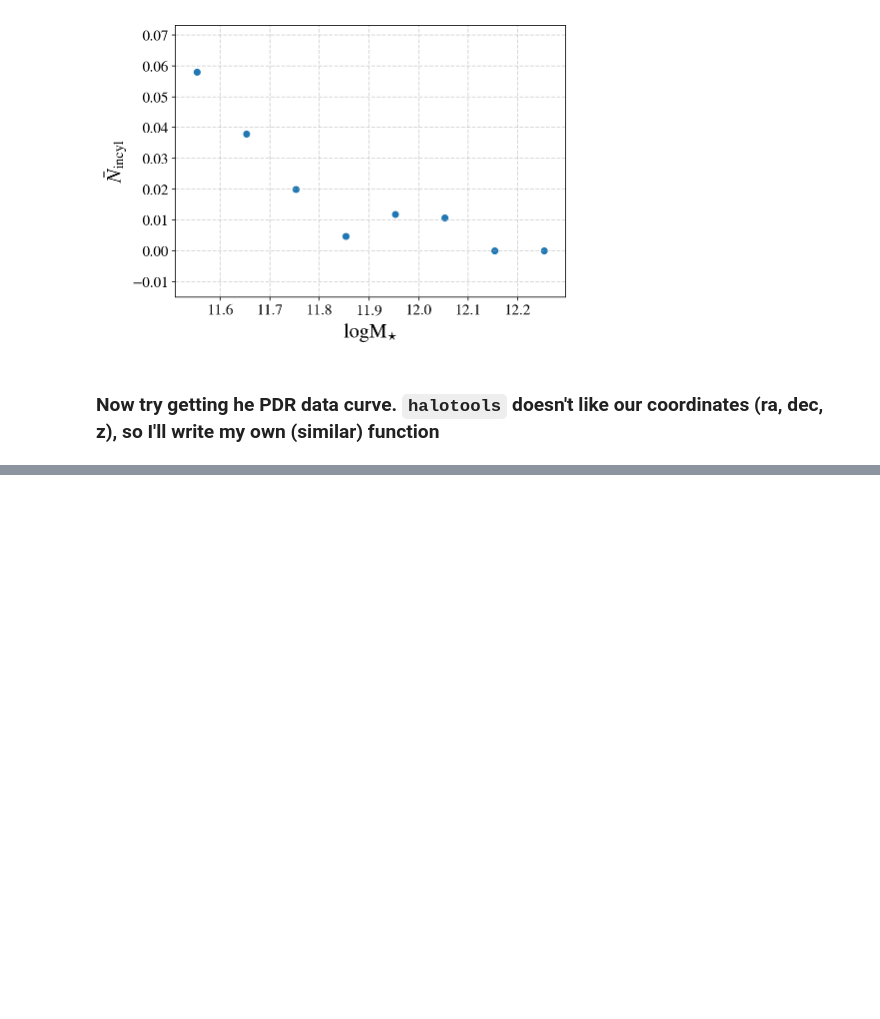
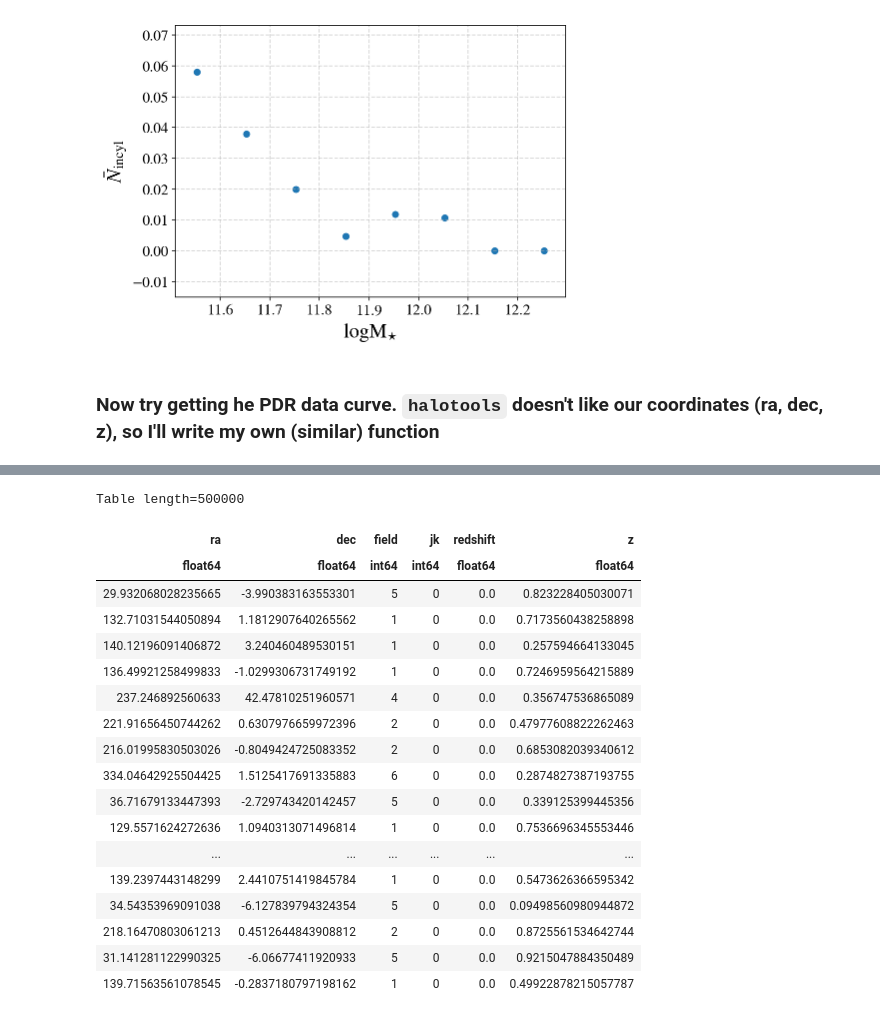
Before and after one commit to gsallabe/thesis_satellite_fraction, a Jupyter notebook: notebooks/CiC_satellite_analysis.ipynb, the cells around one changed output, grey strips where cells are left out. Drawn from its saved outputs; the diff is of its cells as text; code cells hidden in the pictures; blank space fills up the shorter version.

```diff
--- a/notebooks/CiC_satellite_analysis.ipynb
+++ b/notebooks/CiC_satellite_analysis.ipynb
@@ -635,0 +693,27 @@ ax1.scatter(mass_center_true, means)
+# %%
+# path to the data file
+random_file = data_pth +'s16a_random_500k.npy'
+
+# read in the array and make a table
+randoms = Table(np.load(random_file))
+randoms
+# %% [output]
+Table length=500000
+| ra | dec | field | jk | redshift | z |
+| float64 | float64 | int64 | int64 | float64 | float64 |
+| 29.932068028235665 | -3.990383163553301 | 5 | 0 | 0.0 | 0.823228405030071 |
+| 132.71031544050894 | 1.1812907640265562 | 1 | 0 | 0.0 | 0.7173560438258898 |
+| 140.12196091406872 | 3.240460489530151 | 1 | 0 | 0.0 | 0.257594664133045 |
+| 136.49921258499833 | -1.0299306731749192 | 1 | 0 | 0.0 | 0.7246959564215889 |
+| 237.246892560633 | 42.47810251960571 | 4 | 0 | 0.0 | 0.356747536865089 |
+| 221.91656450744262 | 0.6307976659972396 | 2 | 0 | 0.0 | 0.47977608822262463 |
+| 216.01995830503026 | -0.8049424725083352 | 2 | 0 | 0.0 | 0.6853082039340612 |
+| 334.04642925504425 | 1.5125417691335883 | 6 | 0 | 0.0 | 0.2874827387193755 |
+| 36.71679133447393 | -2.729743420142457 | 5 | 0 | 0.0 | 0.339125399445356 |
+| 129.5571624272636 | 1.0940313071496814 | 1 | 0 | 0.0 | 0.7536696345553446 |
+| ... | ... | ... | ... | ... | ... |
+| 139.2397443148299 | 2.4410751419845784 | 1 | 0 | 0.0 | 0.5473626366595342 |
+| 34.54353969091038 | -6.127839794324354 | 5 | 0 | 0.0 | 0.09498560980944872 |
+| 218.16470803061213 | 0.4512644843908812 | 2 | 0 | 0.0 | 0.8725561534642744 |
+| 31.141281122990325 | -6.06677411920933 | 5 | 0 | 0.0 | 0.9215047884350489 |
+| 139.71563561078545 | -0.2837180797198162 | 1 | 0 | 0.0 | 0.49922878215057787 |
```
Also changed, not shown: parts of 13 cells of this notebook, 1 other file.
